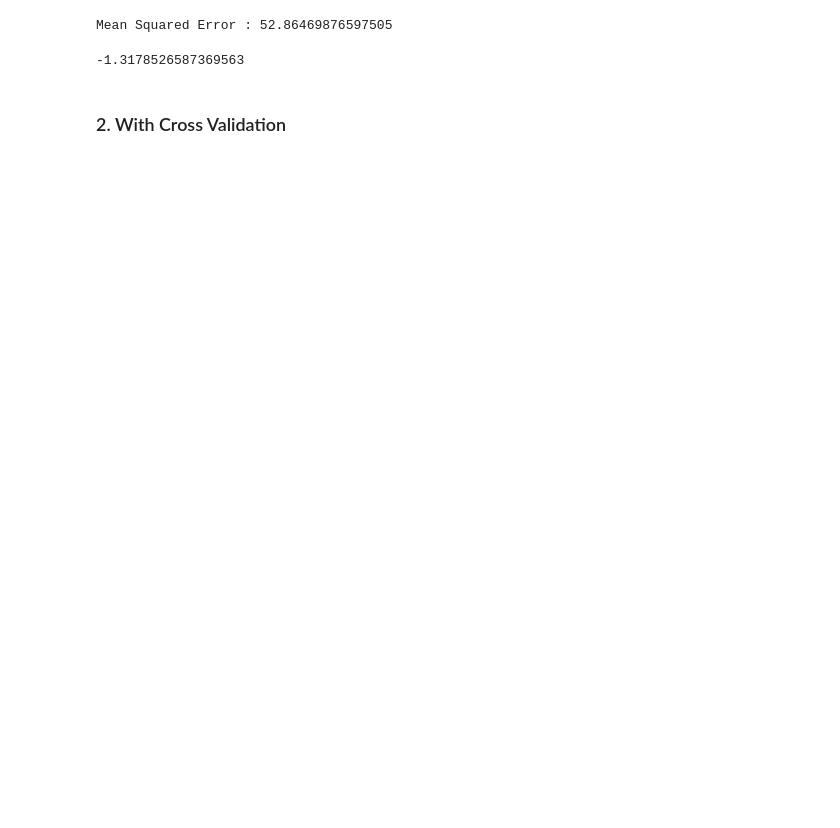
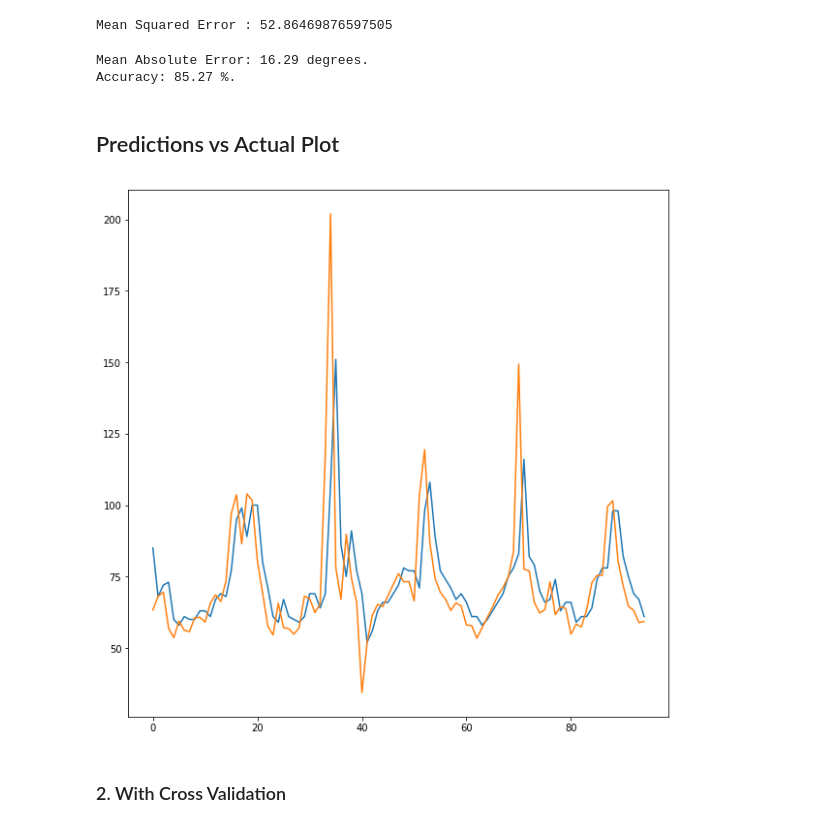
Before and after one commit to DonaldTurton/AT2_Advanced_Data_Algorithms, a Jupyter notebook: XGB_Model.ipynb, the cells around one changed output. Drawn from its saved outputs; the diff is of its cells as text; code cells hidden in the pictures; blank space fills up the shorter version.

Commit message:
Accuracy and plots

```diff
--- a/XGB_Model.ipynb
+++ b/XGB_Model.ipynb
@@ -252,15 +270,9 @@ XGBRegressor(base_score=0.5, booster='gbtree', colsample_bylevel=1,
              silent=None, subsample=1, verbosity=1)
 # %%
 # make predictions
-pred = XGB_model.predict(test_X)
-XGB_predictions = [round(value) for value in pred]
+XGB_prediction = XGB_model.predict(test_X)
 # %%
 XGB_mse = mean_squared_error(XGB_predictions,test_y)
 print("Mean Squared Error : " + str( np.sqrt(XGB_mse)))
 # %% [output]
 Mean Squared Error : 52.86469876597505
-# %%
-# Accuracy?
-print(explained_variance_score(XGB_predictions,test_y))
-# %% [output]
--1.3178526587369563
@@ -272,3 +279,36 @@ print(explained_variance_score(XGB_predictions,test_y))
+# %%
+# Lets calculate the accuracy of the model
+
+# Calculate the absolute errors
+XGB_errors = abs(XGB_predictions - test_y)
+
+# Print out the mean absolute error (mae)
+print('Mean Absolute Error:', round(np.mean(XGB_errors), 2), 'degrees.')
+
+
+# Calculate mean absolute percentage error (MAPE)
+XGB_mape = 100 * (XGB_errors / test_y)
+
+# Calculate and display accuracy
+XGB_accuracy = 100 - np.mean(XGB_mape)
+print('Accuracy:', round(XGB_accuracy, 2), '%.') #accuracy is 77.03%
+# %% [output]
+Mean Absolute Error: 16.29 degrees.
+Accuracy: 85.27 %.
+# %% [markdown]
+## Predictions vs Actual Plot
+# %%
+pred_sub = XGB_predictions[1:96]
+testy_sub = np.array(test_y[1:96])
+
+#yTest_sub
+#pred_sub
+plt.plot(pred_sub)
+plt.plot(testy_sub)
+plt.rcParams['figure.figsize'] = [10, 10]
+plt.show()
+# %% [output]
+[figure, added]
 # %% [markdown]
 ### 2. With Cross Validation
 # %%
```
Also changed, not shown: parts of 9 cells of this notebook.
